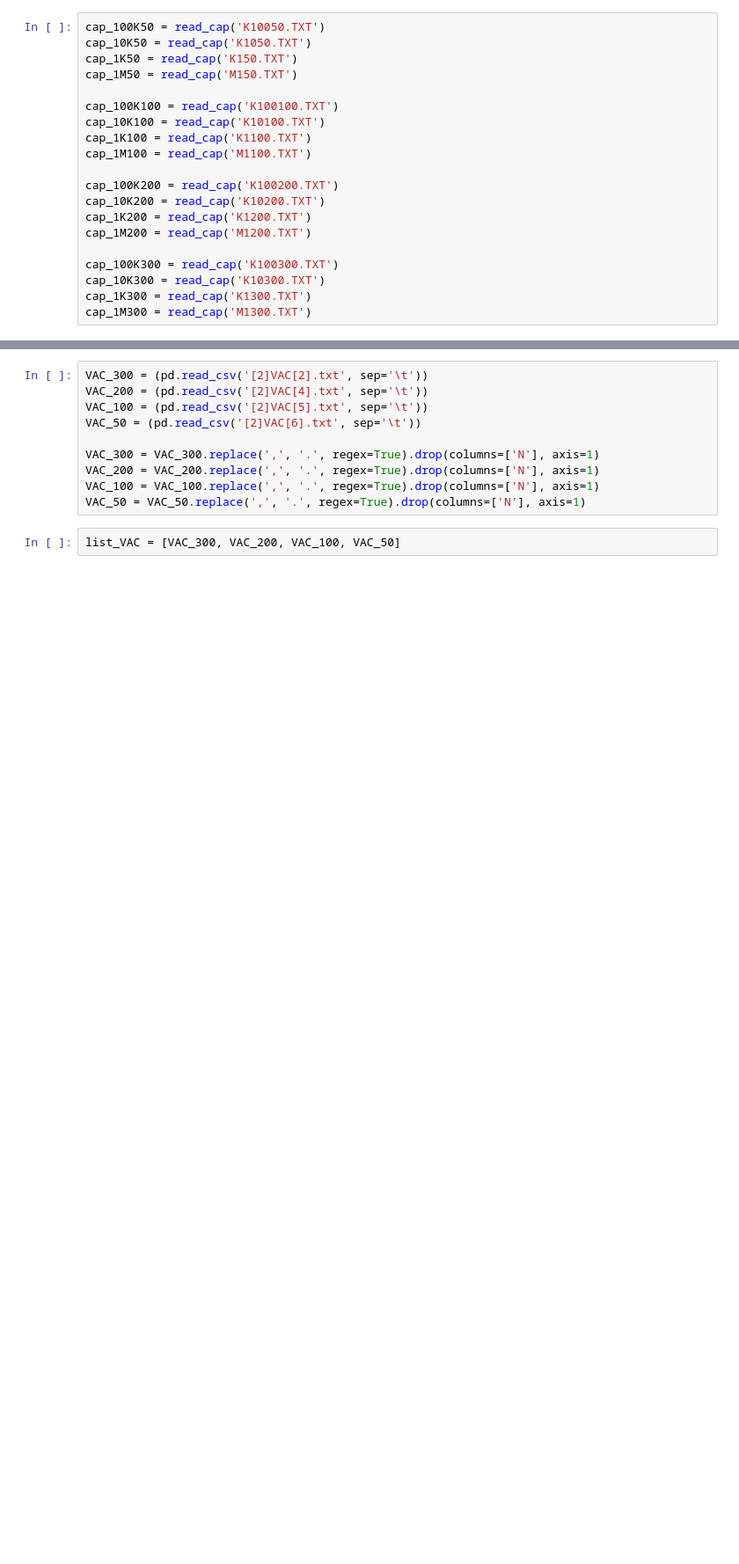
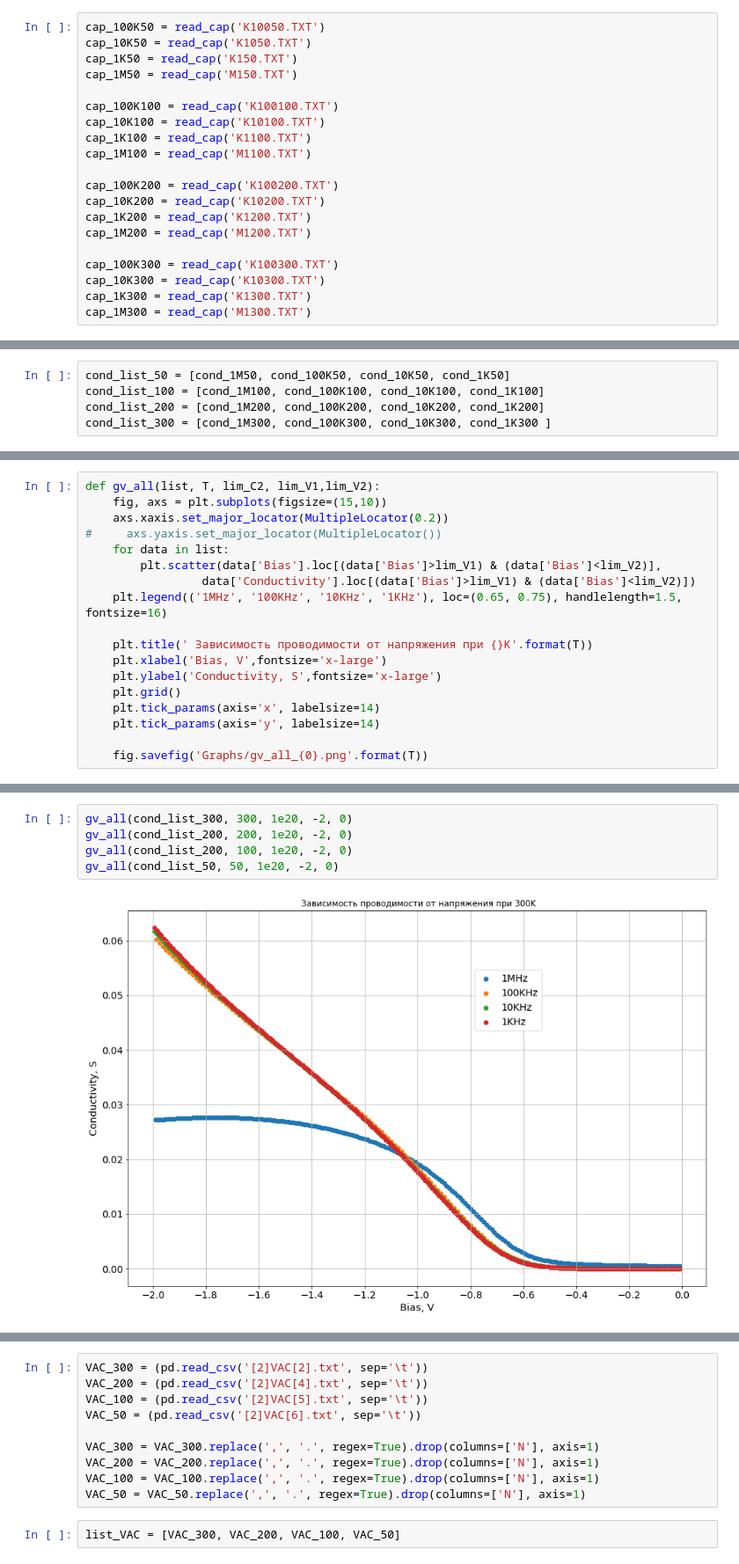
Before and after one commit to agonyal/GaN, a Jupyter notebook: Sample 2/Measurements-23.03/Measurements_2303.ipynb, the cells around one changed output, grey strips where cells are left out. Shown at 88% size. Saved outputs shown, nothing was run; the diff lists cells and outputs as text; blank space fills up the shorter version.

```diff
--- a/Sample 2/Measurements-23.03/Measurements_2303.ipynb
+++ b/Sample 2/Measurements-23.03/Measurements_2303.ipynb
@@ -77 +93,6 @@ cap_1M300 = read_cap('M1300.TXT')
+# %%
+cond_list_50 = [cond_1M50, cond_100K50, cond_10K50, cond_1K50]
+cond_list_100 = [cond_1M100, cond_100K100, cond_10K100, cond_1K100]
+cond_list_200 = [cond_1M200, cond_100K200, cond_10K200, cond_1K200]
+cond_list_300 = [cond_1M300, cond_100K300, cond_10K300, cond_1K300 ]
 # %%
@@ -94,0 +178,18 @@ def cv_plot(list):
+# %%
+def gv_all(list, T, lim_C2, lim_V1,lim_V2):
+    fig, axs = plt.subplots(figsize=(15,10))
+    axs.xaxis.set_major_locator(MultipleLocator(0.2))
+#     axs.yaxis.set_major_locator(MultipleLocator())
+    for data in list:
+        plt.scatter(data['Bias'].loc[(data['Bias']>lim_V1) & (data['Bias']<lim_V2)],
+                 data['Conductivity'].loc[(data['Bias']>lim_V1) & (data['Bias']<lim_V2)])
+    plt.legend(('1MHz', '100KHz', '10KHz', '1KHz'), loc=(0.65, 0.75), handlelength=1.5, fontsize=16)
+
+    plt.title(' Зависимость проводимости от напряжения при {}K'.format(T))
+    plt.xlabel('Bias, V',fontsize='x-large')
+    plt.ylabel('Conductivity, S',fontsize='x-large')
+    plt.grid()
+    plt.tick_params(axis='x', labelsize=14)
+    plt.tick_params(axis='y', labelsize=14)
+
+    fig.savefig('Graphs/gv_all_{0}.png'.format(T))
@@ -94,0 +213,7 @@ def cv_plot(list):
+# %%
+gv_all(cond_list_300, 300, 1e20, -2, 0)
+gv_all(cond_list_200, 200, 1e20, -2, 0)
+gv_all(cond_list_200, 100, 1e20, -2, 0)
+gv_all(cond_list_50, 50, 1e20, -2, 0)
+# %% [output]
+[figure, added]
```
Also changed, not shown: parts of 33 cells of this notebook.
